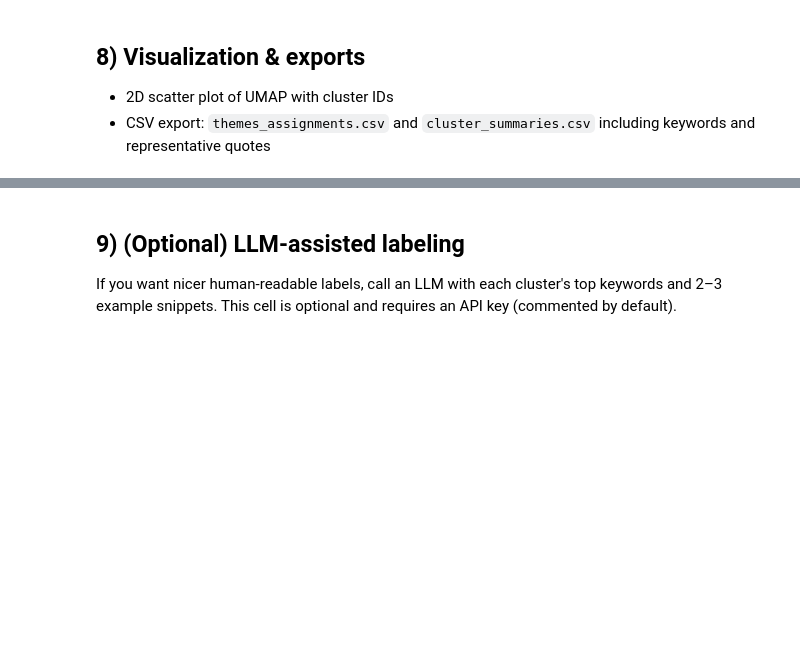
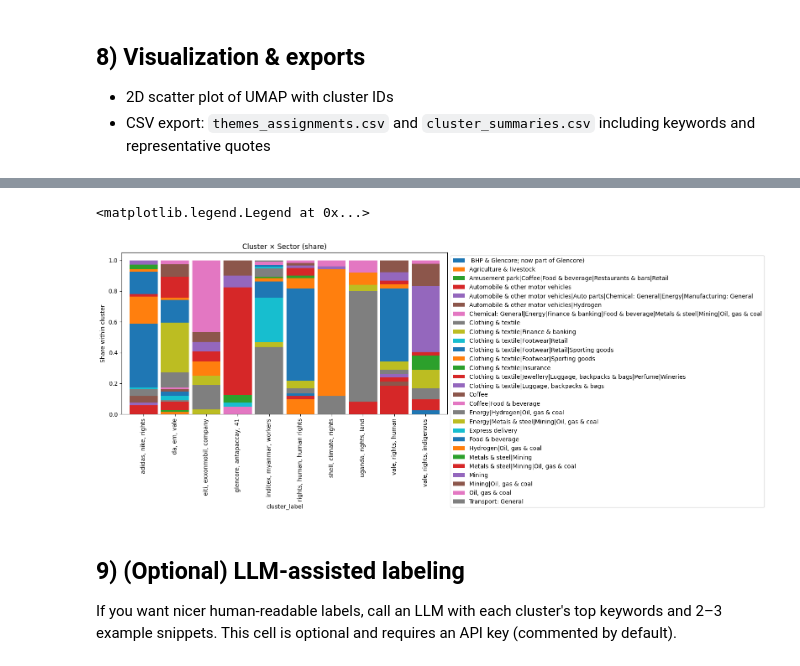
Before and after one commit to BeatPepeScherrer/snf-project3, a Jupyter notebook: unsupervised_theme_discovery.ipynb, the cells around one changed output, grey strips where cells are left out. Saved outputs shown, nothing was run; the diff lists cells and outputs as text; code cells hidden in the pictures; blank space fills up the shorter version.

```diff
--- a/unsupervised_theme_discovery.ipynb
+++ b/unsupervised_theme_discovery.ipynb
@@ -348,3 +370,10 @@ assign_path, summ_path
+# %%
+tab = (df.pivot_table(index="cluster_label", columns="Company Sectors", values="doc_id", aggfunc="count", fill_value=0))
+(tab.div(tab.sum(axis=1), axis=0)).plot(kind="bar", stacked=True, figsize=(10,5), width=0.9)
+plt.title("Cluster × Sector (share)"); plt.ylabel("Share within cluster"); plt.legend(bbox_to_anchor=(1,1))
+# %% [output]
+<matplotlib.legend.Legend at 0x...>
+[figure, added]
 # %% [markdown]
 ## 9) (Optional) LLM-assisted labeling
 
```
Also changed, not shown: parts of 19 cells of this notebook.
